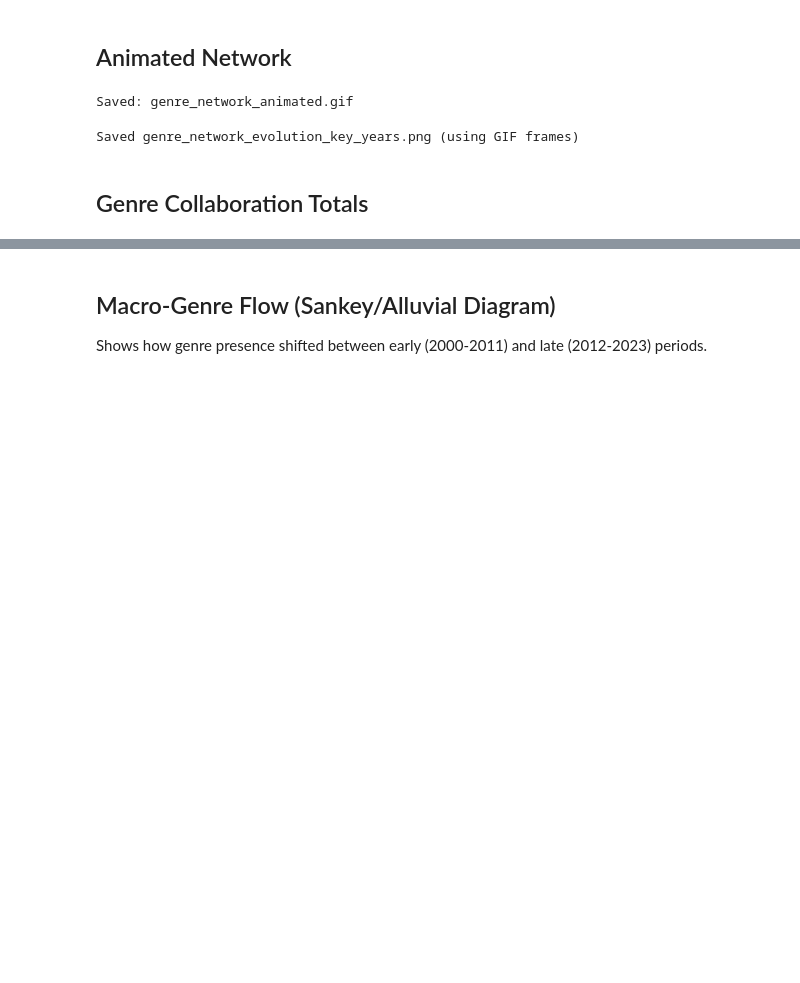
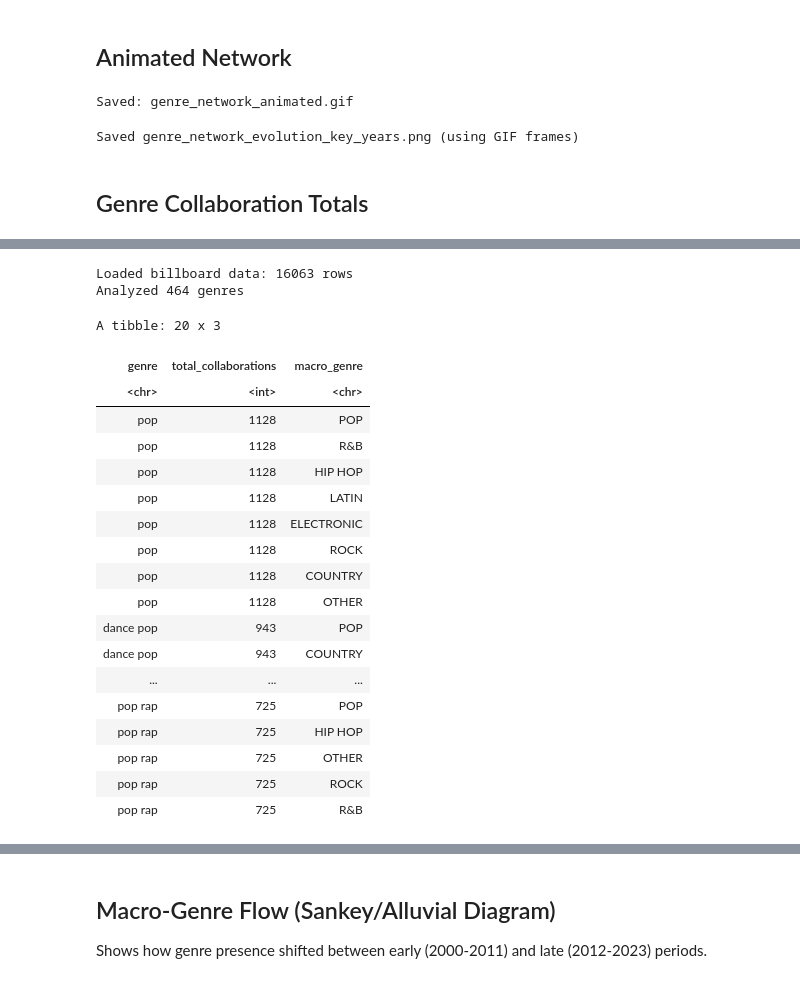
Before and after one commit to klorine28/datasci-vis, a Jupyter notebook: analysis and vizualisation/analysis/genre_analysis.ipynb, the cells around one changed output, grey strips where cells are left out. Cells and saved outputs as stored; diff of their text form; code cells hidden in the pictures; blank space fills up the shorter version.

```diff
--- a/analysis and vizualisation/analysis/genre_analysis.ipynb
+++ b/analysis and vizualisation/analysis/genre_analysis.ipynb
@@ -920 +888,51 @@ A tibble: 20 x 3
+# %%
+# Load billboard data for corrected methodology
+# This data has one row per song-subgenre combination
+billboard <- read_csv('../../data/cleaned/billboard_lexical_analysis_ready.csv',
+                      show_col_types = FALSE)
+cat(sprintf("Loaded billboard data: %d rows\n", nrow(billboard)))
+
+# Total song appearances per subgenre across all years (2000-2023)
+# CORRECTED: Using billboard data instead of co-occurrence edges to avoid double-counting
+# See ANALYSIS_GUIDE.md "Known Methodological Issues" for explanation
+
+genre_totals <- billboard %>%
+  filter(!is.na(macro_genre), macro_genre != "OTHER") %>%
+  group_by(subgenre) %>%
+  summarize(
+    total_songs = n_distinct(song),
+    .groups = "drop"
+  ) %>%
+  rename(genre = subgenre, total_collaborations = total_songs) %>%
+  left_join(
+    billboard %>% distinct(subgenre, macro_genre) %>% rename(genre = subgenre),
+    by = "genre"
+  ) %>%
+  filter(!is.na(macro_genre)) %>%
+  arrange(desc(total_collaborations))
+
+cat(sprintf("Analyzed %d genres\n", nrow(genre_totals)))
+genre_totals %>% head(20)
+# %% [output]
+Loaded billboard data: 16063 rows
+Analyzed 464 genres
+A tibble: 20 x 3
+| genre | total_collaborations | macro_genre |
+| <chr> | <int> | <chr> |
+| pop | 1128 | POP |
+| pop | 1128 | R&B |
+| pop | 1128 | HIP HOP |
+| pop | 1128 | LATIN |
+| pop | 1128 | ELECTRONIC |
+| pop | 1128 | ROCK |
+| pop | 1128 | COUNTRY |
+| pop | 1128 | OTHER |
+| dance pop | 943 | POP |
+| dance pop | 943 | COUNTRY |
+| ... | ... | ... |
+| pop rap | 725 | POP |
+| pop rap | 725 | HIP HOP |
+| pop rap | 725 | OTHER |
+| pop rap | 725 | ROCK |
+| pop rap | 725 | R&B |
 # %%
```
Also changed, not shown: parts of 8 cells of this notebook, 5 other files.
